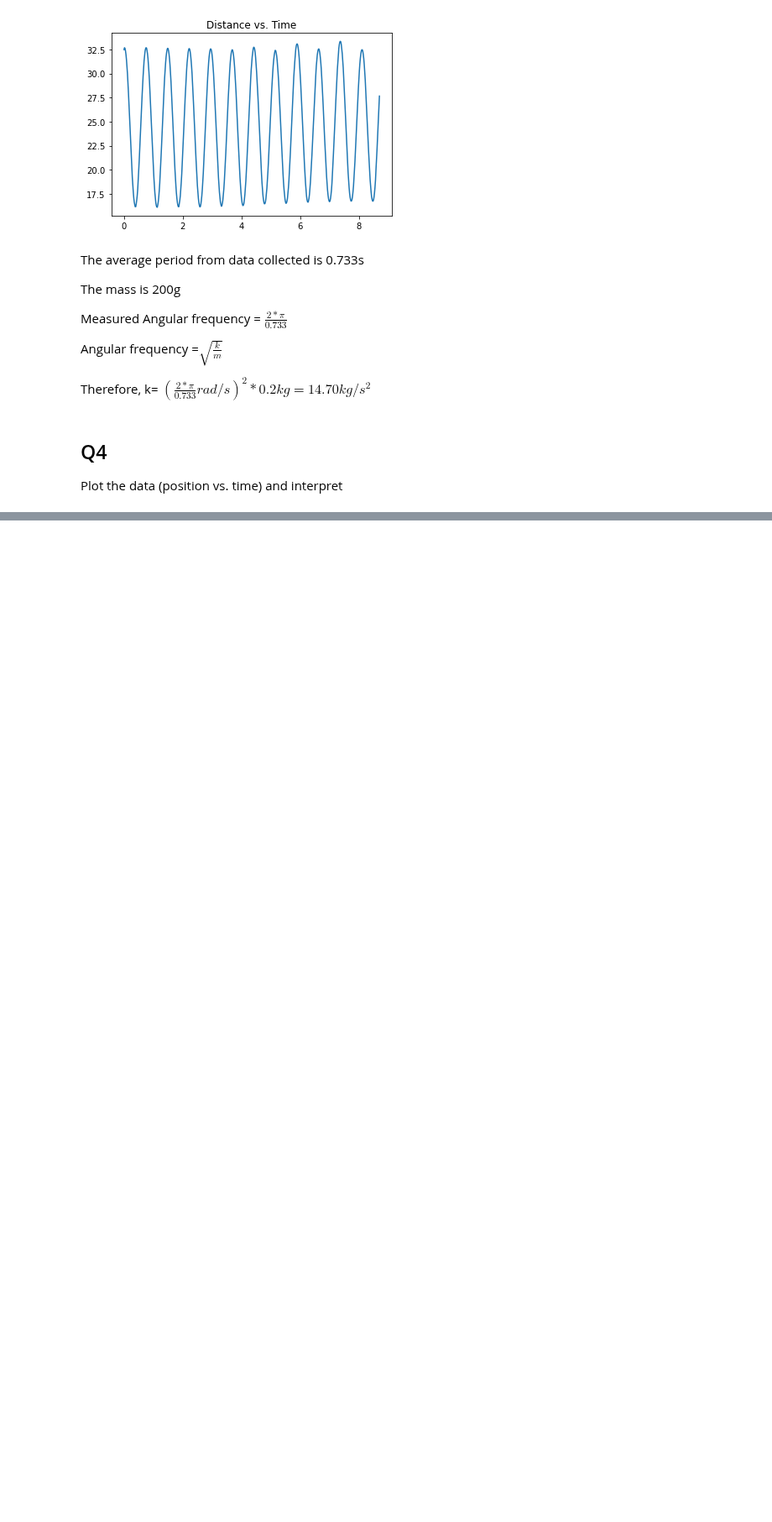
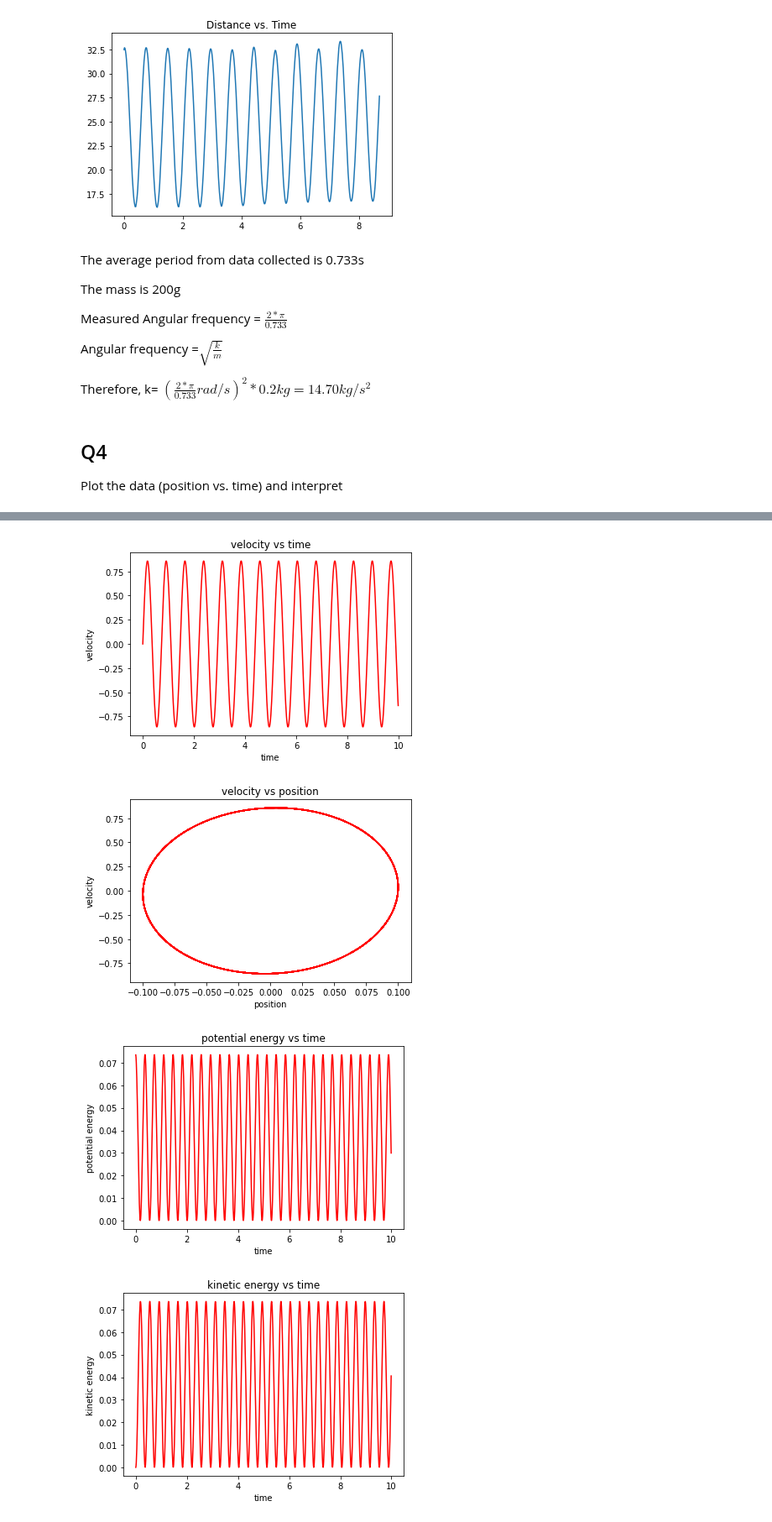
Before and after one commit to travelwithwind/PHY224, a Jupyter notebook: PyLab 1/pylab1.ipynb, the cells around one changed output, grey strips where cells are left out. Shown at 84% size. Drawn from its saved outputs; the diff is of its cells as text; code cells hidden in the pictures; blank space fills up the shorter version.

```diff
--- a/PyLab 1/pylab1.ipynb
+++ b/PyLab 1/pylab1.ipynb
@@ -144,0 +195,10 @@ The plots confirm to my expection. Position vs Time and Velocity vs Time plots h
+# %%
+model = SpringMass(start_velocity,start_position, mass, period)
+model.integrate(stepsize, method="symplectic")
+model.plot("position", "time")
+model.plot("velocity", "time")
+model.plot("velocity", "position")
+model.plot("potential energy", "time")
+model.plot("kinetic energy", "time")
+model.plot("energy", "time")
+# %% [output]
@@ -144,0 +206,4 @@ The plots confirm to my expection. Position vs Time and Velocity vs Time plots h
+[figure, added]
+[figure, added]
+[figure, added]
+[figure, added]
```
Also changed, not shown: parts of 25 cells of this notebook, 1 other file.
